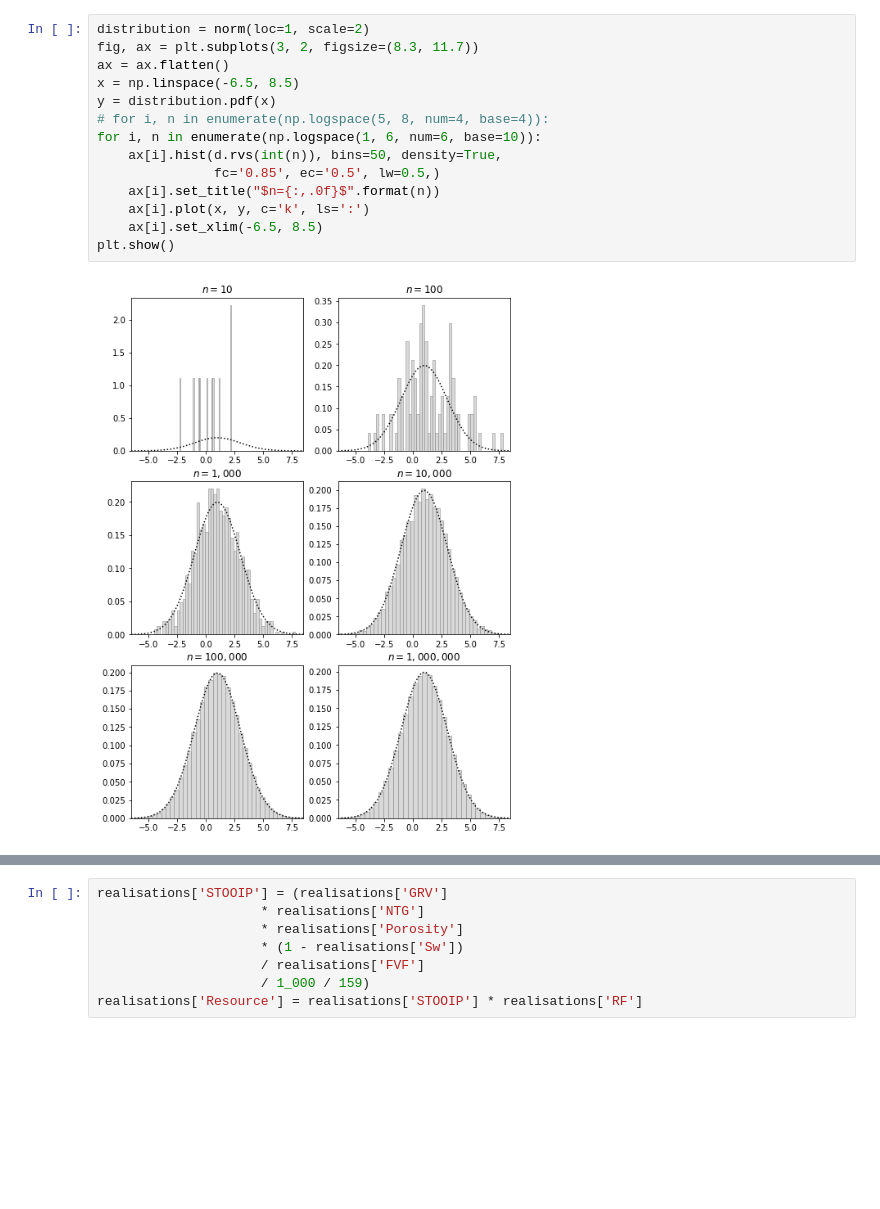
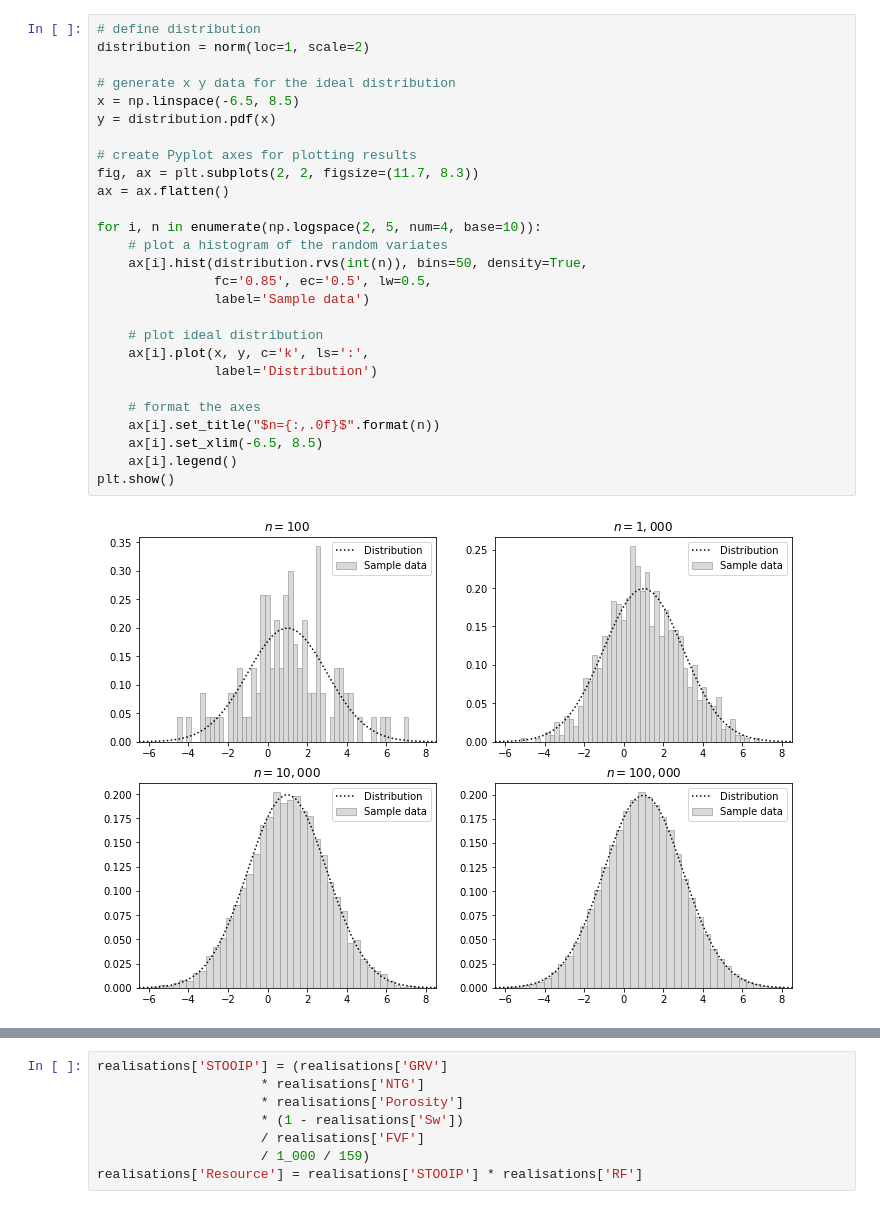
Before and after one commit to dlodola/public, a Jupyter notebook: jupyter/MonteCarlo-Part1.ipynb, the cells around one changed output, grey strips where cells are left out. Drawn from its saved outputs; the diff is of its cells as text; blank space fills up the shorter version.

```diff
--- a/jupyter/MonteCarlo-Part1.ipynb
+++ b/jupyter/MonteCarlo-Part1.ipynb
@@ -29,16 +41,29 @@ random variates method [*rvs( )*](https://docs.scipy.org/doc/scipy/reference/gen
 # %%
+# define distribution
 distribution = norm(loc=1, scale=2)
-fig, ax = plt.subplots(3, 2, figsize=(8.3, 11.7))
-ax = ax.flatten()
+
+# generate x y data for the ideal distribution
 x = np.linspace(-6.5, 8.5)
 y = distribution.pdf(x)
-# for i, n in enumerate(np.logspace(5, 8, num=4, base=4)):
-for i, n in enumerate(np.logspace(1, 6, num=6, base=10)):
-    ax[i].hist(d.rvs(int(n)), bins=50, density=True,
-               fc='0.85', ec='0.5', lw=0.5,)
+
+# create Pyplot axes for plotting results
+fig, ax = plt.subplots(2, 2, figsize=(11.7, 8.3))
+ax = ax.flatten()
+
+for i, n in enumerate(np.logspace(2, 5, num=4, base=10)):
+    # plot a histogram of the random variates
+    ax[i].hist(distribution.rvs(int(n)), bins=50, density=True,
+               fc='0.85', ec='0.5', lw=0.5,
+               label='Sample data')
+
+    # plot ideal distribution
+    ax[i].plot(x, y, c='k', ls=':',
+               label='Distribution')
+
+    # format the axes
     ax[i].set_title("$n={:,.0f}$".format(n))
-    ax[i].plot(x, y, c='k', ls=':')
     ax[i].set_xlim(-6.5, 8.5)
+    ax[i].legend()
 plt.show()
 # %% [output]
-[figure, old version]
+[figure, new version]
```
Also changed, not shown: parts of 17 cells of this notebook.
